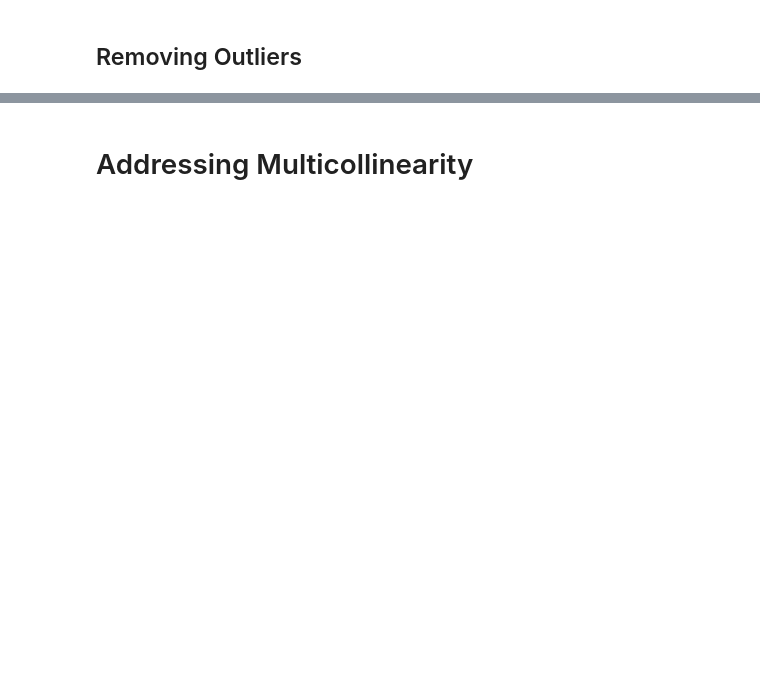
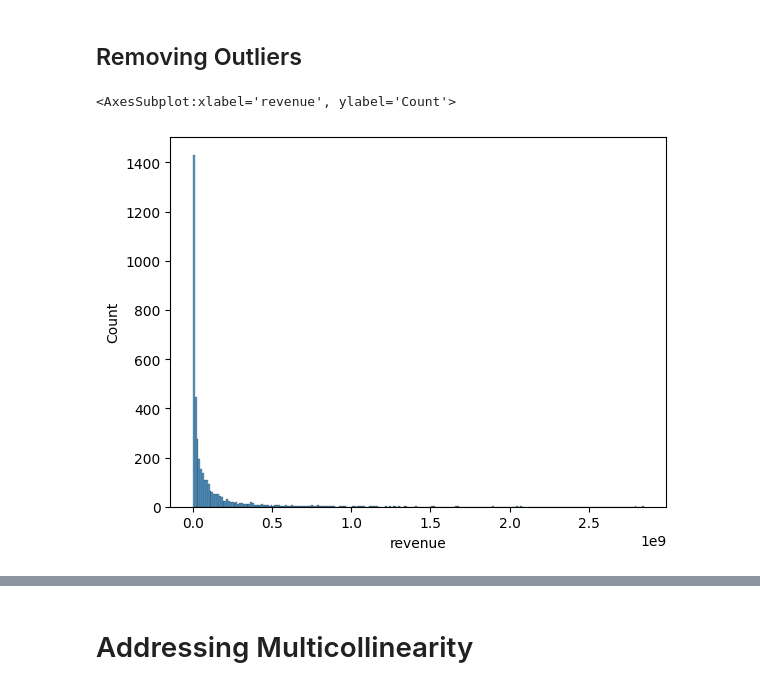
Before and after one commit to coding-dojo-data-science/data-enrichment-linear-regression-with-movies, a Jupyter notebook: Class-Pt1-Pt2_Linear-Regression-with-Movies.ipynb, the cells around one changed output, grey strips where cells are left out. Saved outputs shown, nothing was run; the diff lists cells and outputs as text; code cells hidden in the pictures; blank space fills up the shorter version.

```diff
--- a/Class-Pt1-Pt2_Linear-Regression-with-Movies.ipynb
+++ b/Class-Pt1-Pt2_Linear-Regression-with-Movies.ipynb
@@ -946,5 +1208,10 @@ sns.pairplot(data=plot_df, y_vars='revenue',x_vars=plot_cols[12:])
 # %% [markdown]
 ## Removing Outliers
+# %%
+sns.histplot(plot_df['revenue'])
+# %% [output]
+<AxesSubplot:xlabel='revenue', ylabel='Count'>
+[figure, added]
 # %%
 from scipy import stats
 def find_outliers(data, verbose=True):
```
Also changed, not shown: parts of 44 cells of this notebook, 2 other files.
